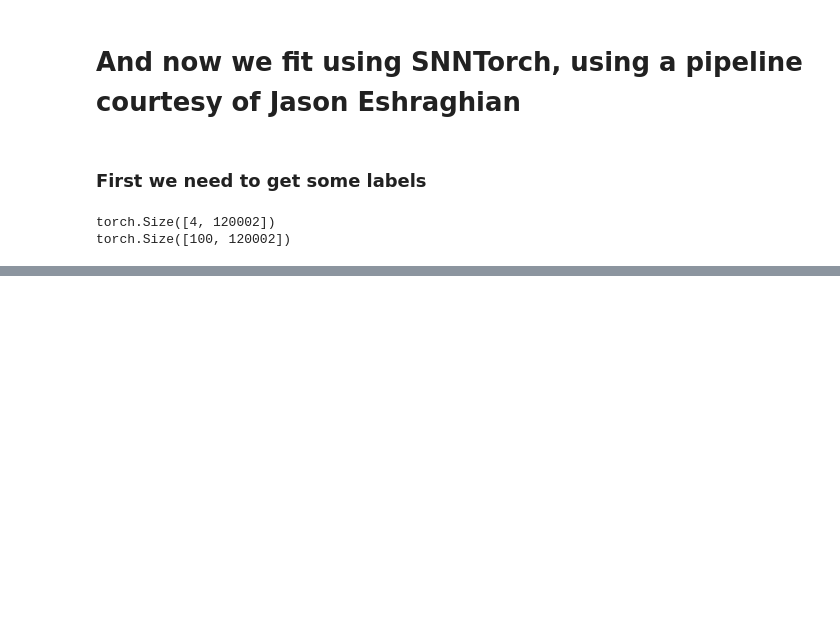
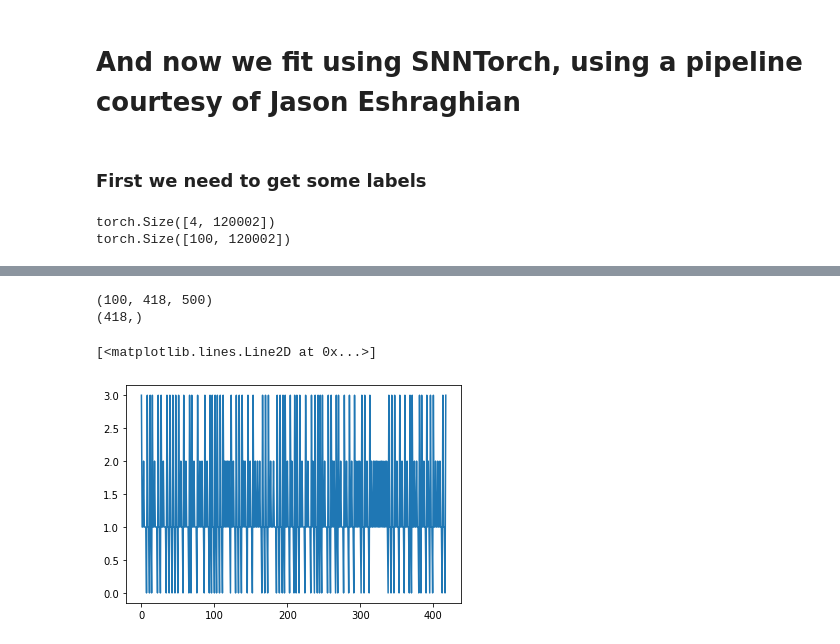
Before and after one commit to neuromorphs/BrainDishSiMulator, a Jupyter notebook: notebooks/2023-07-05b_SNNTorch.ipynb, the cells around one changed output, grey strips where cells are left out. Saved outputs shown, nothing was run; the diff lists cells and outputs as text; code cells hidden in the pictures; blank space fills up the shorter version.

```diff
--- a/notebooks/2023-07-05b_SNNTorch.ipynb
+++ b/notebooks/2023-07-05b_SNNTorch.ipynb
@@ -125,0 +122,34 @@ RuntimeError: The size of tensor a (4) must match the size of tensor b (100) at
+# %%
+def transform_data(labels, spikes, len_trial) :
+    all_onsets = []
+    for irowlabel in range(labels.shape[0]) :
+        onsets = np.where(labels[irowlabel,:]==1)[0]
+        all_onsets.append([(x, irowlabel) for x in onsets])
+
+    # sort all onsets by time
+    sorted_onsets = sorted([x for sublist in all_onsets for x in sublist], key=lambda x: x[0])
+
+
+    transformed_data = np.zeros((len_trial, len(sorted_onsets), spikes.shape[0]))
+    transformed_labels = np.zeros((len(sorted_onsets)))
+    for ionset, onset in enumerate(sorted_onsets) :
+        onset_time = onset[0]
+        onset_label = onset[1]
+        onset_spikes = spikes[:,onset_time:onset_time+len_trial].swapaxes(0,1)
+        transformed_data[:,ionset,:] = onset_spikes
+        transformed_labels[ionset] = onset_label
+
+    return transformed_data, transformed_labels
+
+transformed_data, transformed_labels = transform_data(labels, sensory_spikes_binned, 100)
+# %%
+print(transformed_data.shape)
+print(transformed_labels.shape)
+# %% [output]
+(100, 418, 500)
+(418,)
+# %%
+plt.plot(transformed_labels)
+# %% [output]
+[<matplotlib.lines.Line2D at 0x...>]
+[figure, added]
```
Also changed, not shown: parts of 21 cells of this notebook, 2 other files.
